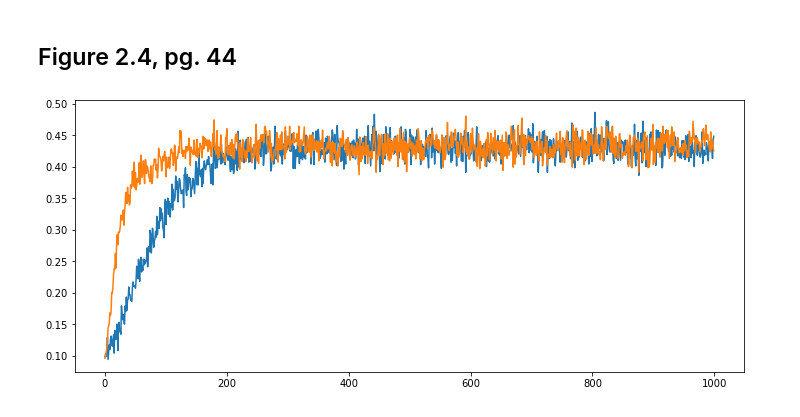
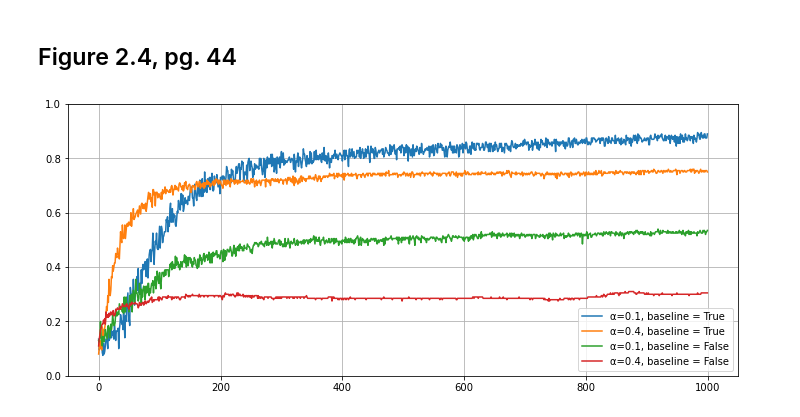
Before and after one commit to soukupmarek-edin/reinforcement-learning, a Jupyter notebook: Chapter2_MultiArmedBandits.ipynb, the cells around one changed output. Saved outputs shown, nothing was run; the diff lists cells and outputs as text; code cells hidden in the pictures.

Commit message:
Gradient bandit fixed

```diff
--- a/Chapter2_MultiArmedBandits.ipynb
+++ b/Chapter2_MultiArmedBandits.ipynb
@@ -121,40 +121,37 @@ plt.show()
 # %% [markdown]
 ## Figure 2.4, pg. 44
 # %%
+%%time
+
 import numpy as np
 import pandas as pd
 import matplotlib.pyplot as plt
 
 from RL_tools.Bandits import Task
 
 n_actions = 10
 n_steps = 1000
 n_runs = 200
 
 task_rewards = np.zeros((n_steps, n_runs))
 optimal_actions = np.zeros((n_steps, n_runs))
 
 plt.rc('figure', figsize=(12, 5))
+fig, ax = plt.subplots()
 
-# for step_size in [0.1, 0.4]:
-#     for i in range(n_runs):
-#         task = Task('gradient', n_actions, n_steps, rewards=np.random.normal(0, size=n_actions), reward_estimates_init=np.zeros(n_actions),
-#                     step_size=step_size, baseline='mean')
-#         task.run_task()
-#         optimal_actions[:, i] = task.optimal_action_tracker
+for baseline in [True, False]:
+    for step_size in [0.1, 0.4]:
+        for i in range(n_runs):
+            task = Task('gradient', n_actions, n_steps, rewards=np.random.normal(4, size=n_actions), reward_estimates_init=np.zeros(n_actions),
+                        step_size=step_size, use_baseline=baseline)
+            task.run_task()
+            optimal_actions[:, i] = task.optimal_action_tracker
 
-#     plt.plot(optimal_actions.mean(axis=1), label=f'α={step_size}, with baseline')
+        ax.plot(optimal_actions.mean(axis=1), label=f'α={step_size}, baseline = {baseline}')
 
-for step_size in [0.1, 0.4]:
-    for i in range(n_runs):
-        task = Task('gradient', n_actions, n_steps, rewards=np.random.normal(0, size=n_actions), reward_estimates_init=np.zeros(n_actions),
-                    step_size=step_size, baseline=np.zeros(n_actions))
-        task.run_task()
-        optimal_actions[:, i] = task.optimal_action_tracker
-
-    plt.plot(optimal_actions.mean(axis=1), label=f'α={step_size}, without baseline')
-
-plt.legend()
+ax.legend()
+ax.grid()
+ax.set_ylim((0,1))
 plt.show()
 # %% [output]
-[figure, old version]
+[figure, new version]
```
Also changed, not shown: parts of 1 cell of this notebook.
